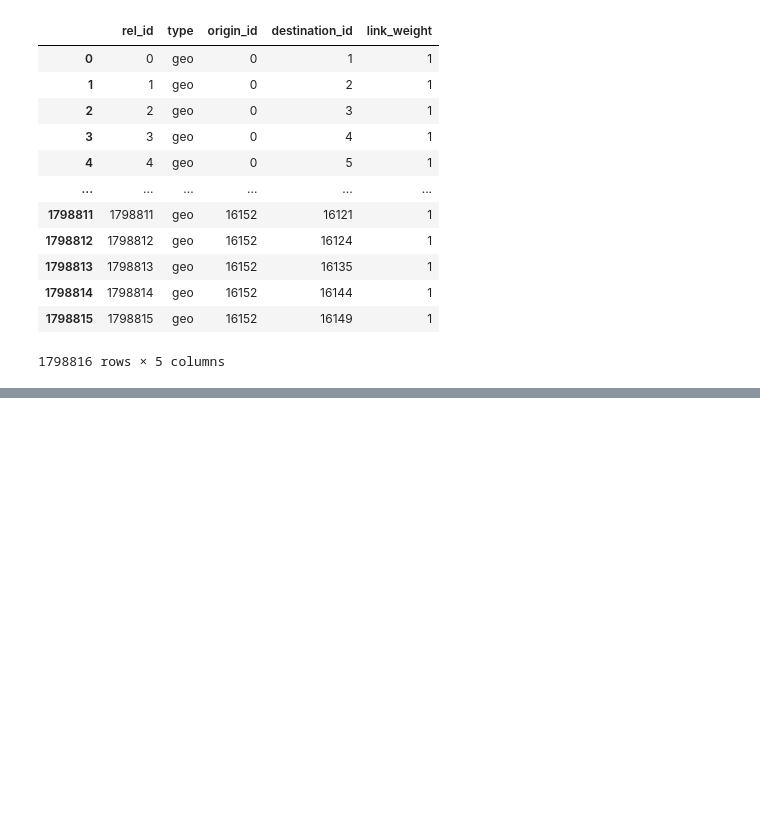
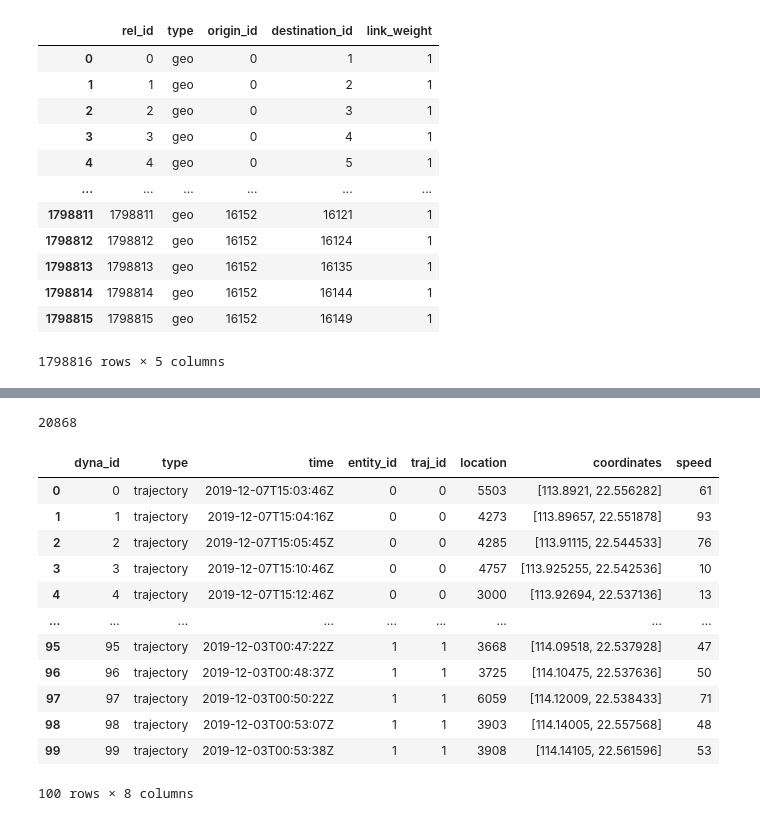
Before and after one commit to XDZhelheim/TrafficFlowModel, a Jupyter notebook: data_process/convert_atom.ipynb, the cells around one changed output, grey strips where cells are left out. Saved outputs shown, nothing was run; the diff lists cells and outputs as text; code cells hidden in the pictures; blank space fills up the shorter version.

Commit message:
convert atom files

```diff
--- a/data_process/convert_atom.ipynb
+++ b/data_process/convert_atom.ipynb
@@ -160,0 +177,13 @@ rel_df
+# %%
+taxi_dict={}
+taxi_counter=0
+
+for taxi_file in os.listdir("../data/taxi_after_proc/tracks"):
+    taxi_license=taxi_file.split("_")[1].split(".")[0]
+    if taxi_license not in taxi_dict:
+        taxi_dict[taxi_license]=taxi_counter
+        taxi_counter+=1
+
+len(taxi_dict)
+# %% [output]
+20868
@@ -160,0 +216,19 @@ rel_df
+# %%
+# df_dyna.to_csv("../data/libcity_atom/sz_taxi_train.dyna", index=False)
+df_dyna=pd.read_csv("../data/libcity_atom/sz_taxi_train.dyna", nrows=100)
+
+df_dyna
+# %% [output]
+|  | dyna_id | type | time | entity_id | traj_id | location | coordinates | speed |
+| 0 | 0 | trajectory | 2019-12-07T15:03:46Z | 0 | 0 | 5503 | [113.8921, 22.556282] | 61 |
+| 1 | 1 | trajectory | 2019-12-07T15:04:16Z | 0 | 0 | 4273 | [113.89657, 22.551878] | 93 |
+| 2 | 2 | trajectory | 2019-12-07T15:05:45Z | 0 | 0 | 4285 | [113.91115, 22.544533] | 76 |
+| 3 | 3 | trajectory | 2019-12-07T15:10:46Z | 0 | 0 | 4757 | [113.925255, 22.542536] | 10 |
+| 4 | 4 | trajectory | 2019-12-07T15:12:46Z | 0 | 0 | 3000 | [113.92694, 22.537136] | 13 |
+| ... | ... | ... | ... | ... | ... | ... | ... | ... |
+| 95 | 95 | trajectory | 2019-12-03T00:47:22Z | 1 | 1 | 3668 | [114.09518, 22.537928] | 47 |
+| 96 | 96 | trajectory | 2019-12-03T00:48:37Z | 1 | 1 | 3725 | [114.10475, 22.537636] | 50 |
+| 97 | 97 | trajectory | 2019-12-03T00:50:22Z | 1 | 1 | 6059 | [114.12009, 22.538433] | 71 |
+| 98 | 98 | trajectory | 2019-12-03T00:53:07Z | 1 | 1 | 3903 | [114.14005, 22.557568] | 48 |
+| 99 | 99 | trajectory | 2019-12-03T00:53:38Z | 1 | 1 | 3908 | [114.14105, 22.561596] | 53 |
+100 rows × 8 columns
```
Also changed, not shown: parts of 10 cells of this notebook.
